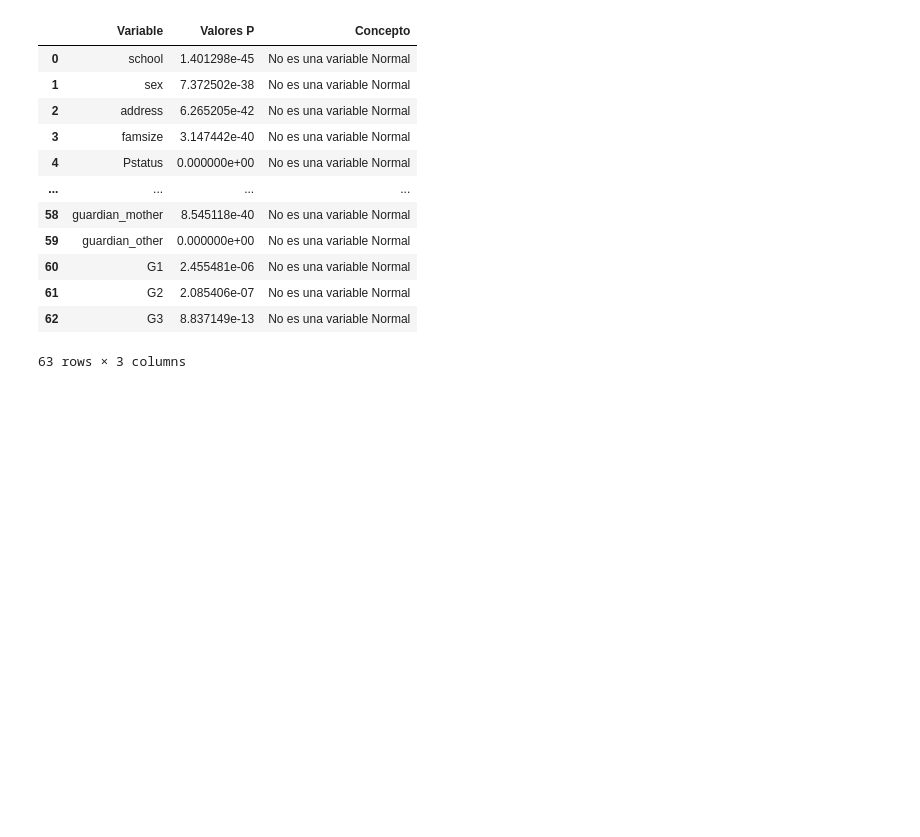
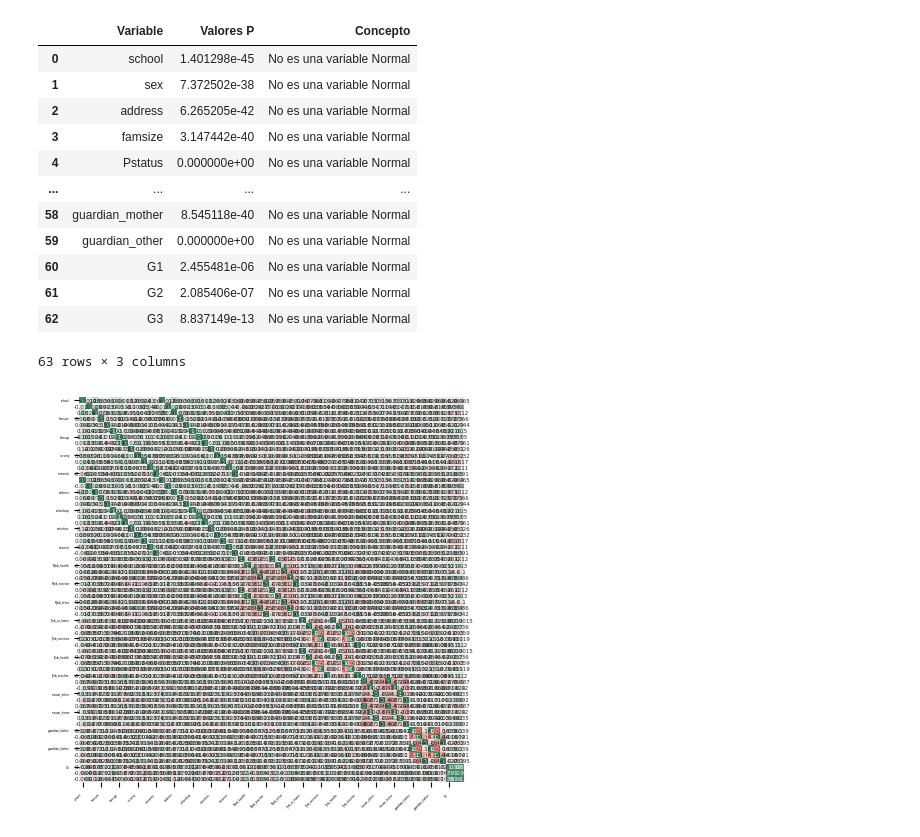
Before and after one commit to brayamrt/DiplomadoPython, a Jupyter notebook: Trabajos/analisis.ipynb, the cells around one changed output. Drawn from its saved outputs; the diff is of its cells as text; code cells hidden in the pictures; blank space fills up the shorter version.

```diff
--- a/Trabajos/analisis.ipynb
+++ b/Trabajos/analisis.ipynb
@@ -306,3 +306,29 @@ def tidy_corr(corr_mat):
 corr_matrix = datNorm.corr(method='spearman')
 
 dataCorre= tidy_corr(corr_matrix)
+# %%
+##Grafica correlación
+fig , ax = plt.subplots(1,1, figsize=(5,5))
+
+sns.heatmap(
+    corr_matrix,
+    annot=True,
+    cbar=False,
+    annot_kws={"size":4},
+    vmin=-1,
+    vmax=1,
+    center =0,
+    cmap=sns.diverging_palette(15,150, n=100),
+    square=True,
+    ax = ax
+)
+
+ax.set_xticklabels(
+    ax.get_xticklabels(),
+    rotation = 45,
+    horizontalalignment = 'right'
+)
+
+ax.tick_params(labelsize=2)
+# %% [output]
+[figure, added]
```
Also changed, not shown: parts of 1 cell of this notebook.
